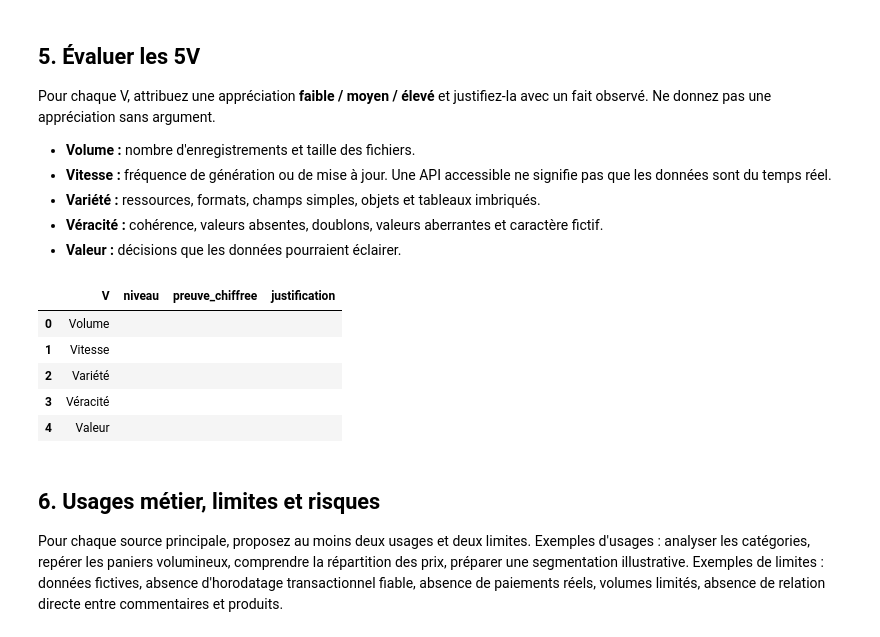
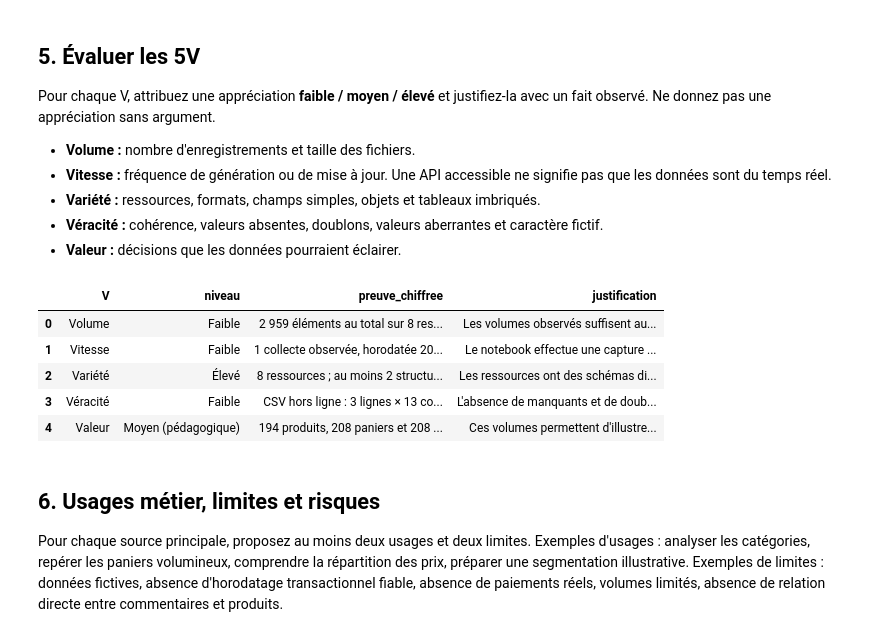
Before and after one commit to timeo-grrd/cours_big_data, a Jupyter notebook: notebooks/01_atelier_exploration_sources.ipynb, the cells around one changed output. Drawn from its saved outputs; the diff is of its cells as text; code cells hidden in the pictures.

```diff
--- a/notebooks/01_atelier_exploration_sources.ipynb
+++ b/notebooks/01_atelier_exploration_sources.ipynb
@@ -259,22 +262,22 @@ Pour chaque V, attribuez une appréciation **faible / moyen / élevé** et justi
 - **Variété :** ressources, formats, champs simples, objets et tableaux imbriqués.
 - **Véracité :** cohérence, valeurs absentes, doublons, valeurs aberrantes et caractère fictif.
 - **Valeur :** décisions que les données pourraient éclairer.
-# %%
-analyse_5v = pd.DataFrame([
-    {"V":"Volume","niveau":"","preuve_chiffree":"","justification":""},
-    {"V":"Vitesse","niveau":"","preuve_chiffree":"","justification":""},
-    {"V":"Variété","niveau":"","preuve_chiffree":"","justification":""},
-    {"V":"Véracité","niveau":"","preuve_chiffree":"","justification":""},
-    {"V":"Valeur","niveau":"","preuve_chiffree":"","justification":""},
-])
-display(analyse_5v)
-# %% [output]
-|  | V | niveau | preuve_chiffree | justification |
-| 0 | Volume |  |  |  |
-| 1 | Vitesse |  |  |  |
-| 2 | Variété |  |  |  |
-| 3 | Véracité |  |  |  |
-| 4 | Valeur |  |  |  |
+# %%
+analyse_5v = pd.DataFrame([
+    {"V":"Volume","niveau":"Faible","preuve_chiffree":"2 959 éléments","justification":"Les volumes observés suffisent aux exercices du notebook, mais restent très limités pour un projet Big Data réel."},
+    {"V":"Vitesse","niveau":"Faible","preuve_chiffree":"1 collecte observée, horodatée 2026-11-25 10:44:29 UTC ; interrogation à la demande.","justification":"Le notebook effectue une capture ponctuelle des ressources, sans flux ni mesure de mises à jour en continu : l'accès à l'API ne constitue pas du temps réel."},
+    {"V":"Variété","niveau":"Élevé","preuve_chiffree":"8 ressources ; au moins 2 structures imbriquées observées : products[] dans carts et objets address/bank/company dans users.","justification":"Les ressources ont des schémas différents et combinent champs simples, objets et tableaux JSON imbriqués ; leur aplatissement demande un traitement adapté."},
+    {"V":"Véracité","niveau":"Faible","preuve_chiffree":"CSV hors ligne : 3 lignes × 13 colonnes, 0/39 valeur manquante, 0 doublon exact ; les 3 dates valent 2025-01-01.","justification":"L'absence de manquants et de doublons concerne seulement le mini-échantillon. Les données sont fictives et order_date est synthétique : elles ne prouvent pas des ventes réelles."},
+    {"V":"Valeur","niveau":"Moyen (pédagogique)","preuve_chiffree":"194 produits, 208 paniers et 208 utilisateurs observés ; les paniers exposent userId et des productId.","justification":"Ces volumes permettent d'illustrer les jointures, l'analyse du catalogue et des paniers, mais pas de prendre des décisions commerciales fiables sur une activité réelle."},
+])
+display(analyse_5v)
+# %% [output]
+|  | V | niveau | preuve_chiffree | justification |
+| 0 | Volume | Faible | 2 959 éléments au total sur 8 res... | Les volumes observés suffisent au... |
+| 1 | Vitesse | Faible | 1 collecte observée, horodatée 20... | Le notebook effectue une capture ... |
+| 2 | Variété | Élevé | 8 ressources ; au moins 2 structu... | Les ressources ont des schémas di... |
+| 3 | Véracité | Faible | CSV hors ligne : 3 lignes × 13 co... | L'absence de manquants et de doub... |
+| 4 | Valeur | Moyen (pédagogique) | 194 produits, 208 paniers et 208 ... | Ces volumes permettent d'illustre... |
 # %% [markdown]
 ## 6. Usages métier, limites et risques
 
```
Also changed, not shown: parts of 3 cells of this notebook, 1 other file.
